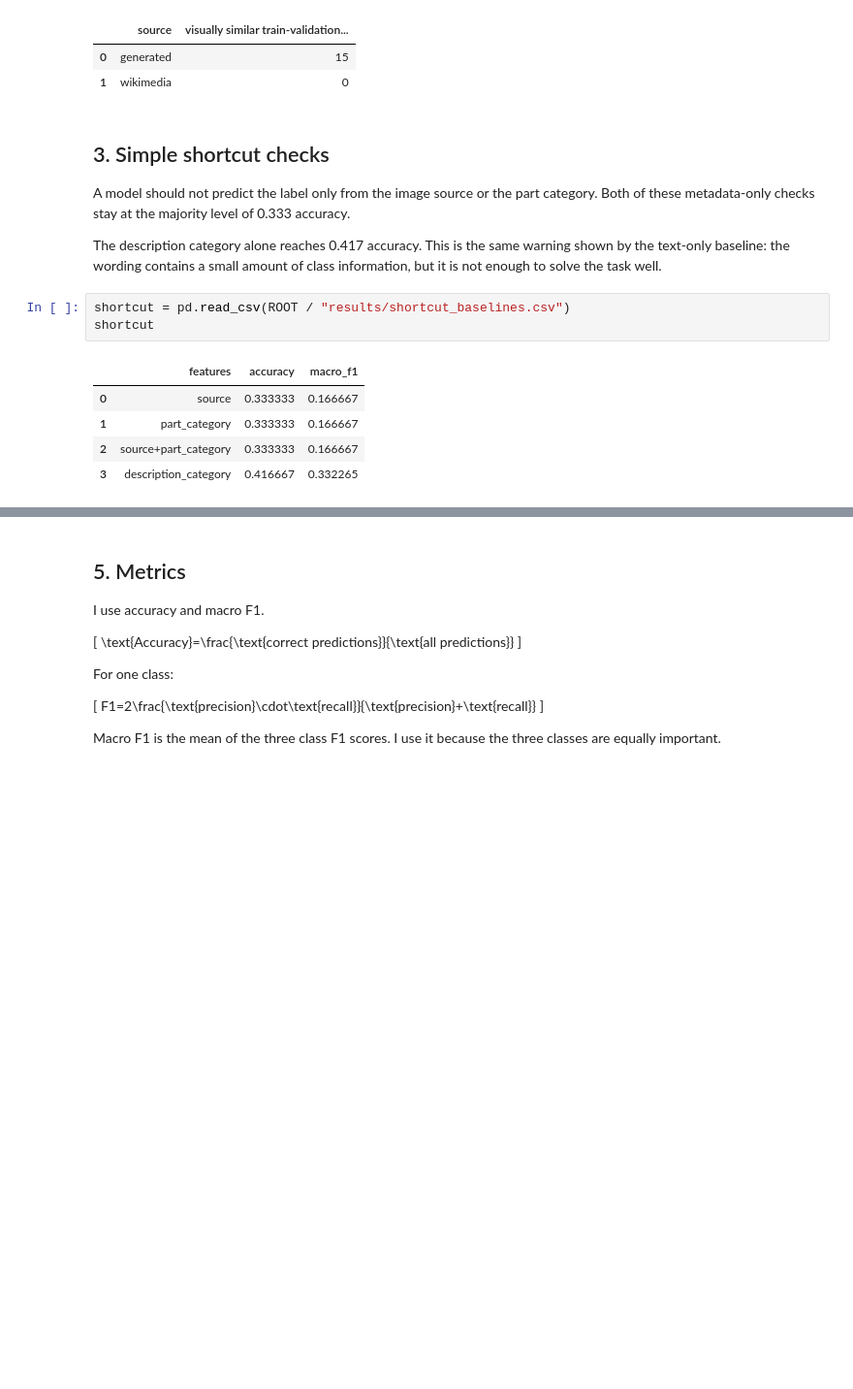
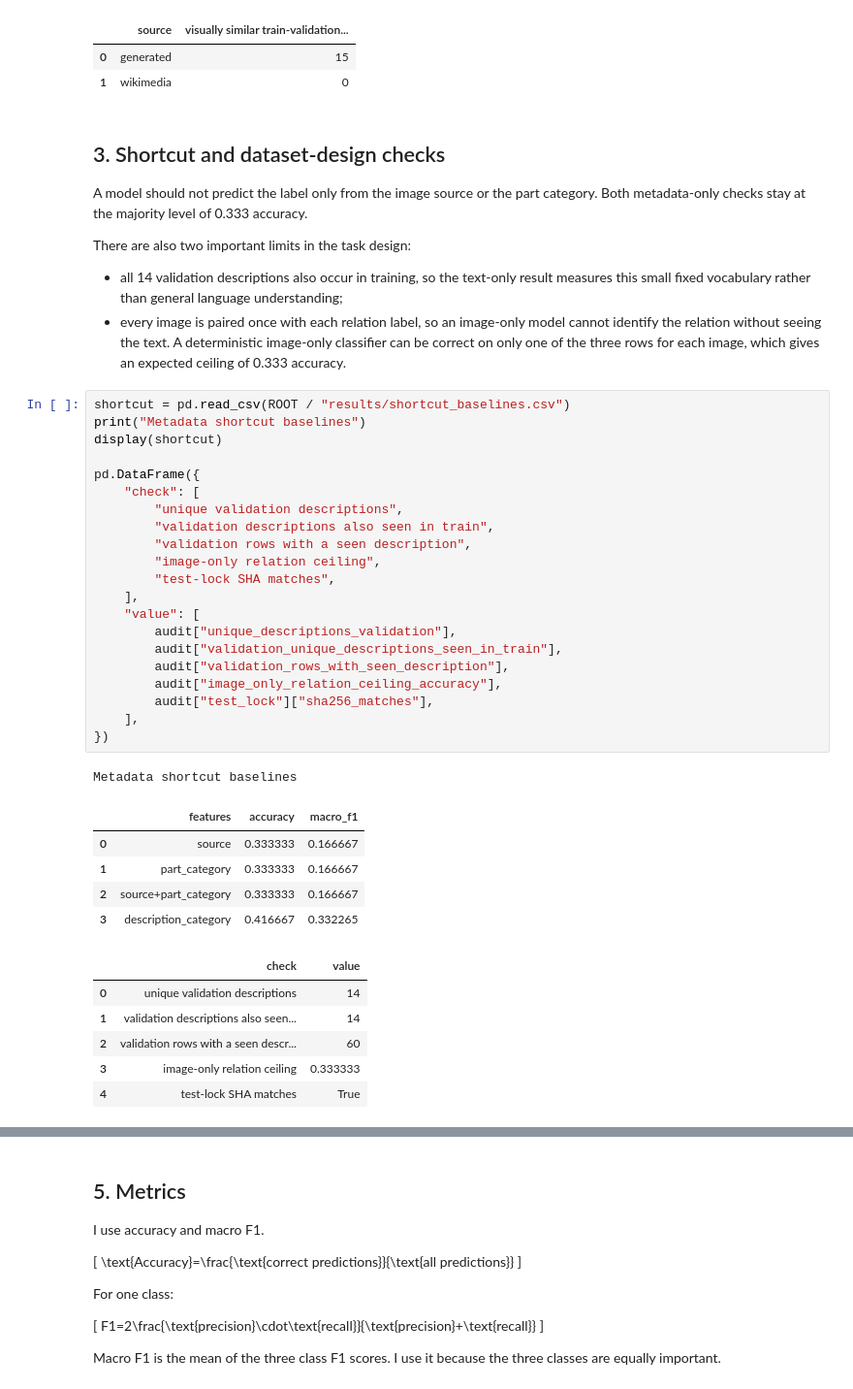
Before and after one commit to SATananov/automotive-part-image-text-matching, a Jupyter notebook: project.ipynb, the cells around one changed output, grey strips where cells are left out. Shown at 97% size. Cells and saved outputs as stored; diff of their text form; blank space fills up the shorter version.

```diff
--- a/project.ipynb
+++ b/project.ipynb
@@ -127,20 +132,48 @@ pd.DataFrame({
 | 0 | generated | 15 |
 | 1 | wikimedia | 0 |
 # %% [markdown]
-## 3. Simple shortcut checks
+## 3. Shortcut and dataset-design checks
 
-A model should not predict the label only from the image source or the part category. Both of these metadata-only checks stay at the majority level of 0.333 accuracy.
+A model should not predict the label only from the image source or the part category. Both metadata-only checks stay at the majority level of 0.333 accuracy.
 
-The description category alone reaches 0.417 accuracy. This is the same warning shown by the text-only baseline: the wording contains a small amount of class information, but it is not enough to solve the task well.
+There are also two important limits in the task design:
+
+- all 14 validation descriptions also occur in training, so the text-only result measures this small fixed vocabulary rather than general language understanding;
+- every image is paired once with each relation label, so an image-only model cannot identify the relation without seeing the text. A deterministic image-only classifier can be correct on only one of the three rows for each image, which gives an expected ceiling of 0.333 accuracy.
 # %%
 shortcut = pd.read_csv(ROOT / "results/shortcut_baselines.csv")
-shortcut
+print("Metadata shortcut baselines")
+display(shortcut)
+
+pd.DataFrame({
+    "check": [
+        "unique validation descriptions",
+        "validation descriptions also seen in train",
+        "validation rows with a seen description",
+        "image-only relation ceiling",
+        "test-lock SHA matches",
+    ],
+    "value": [
+        audit["unique_descriptions_validation"],
+        audit["validation_unique_descriptions_seen_in_train"],
+        audit["validation_rows_with_seen_description"],
+        audit["image_only_relation_ceiling_accuracy"],
+        audit["test_lock"]["sha256_matches"],
+    ],
+})
 # %% [output]
+Metadata shortcut baselines
 |  | features | accuracy | macro_f1 |
 | 0 | source | 0.333333 | 0.166667 |
 | 1 | part_category | 0.333333 | 0.166667 |
 | 2 | source+part_category | 0.333333 | 0.166667 |
 | 3 | description_category | 0.416667 | 0.332265 |
+|  | check | value |
+| 0 | unique validation descriptions | 14 |
+| 1 | validation descriptions also seen... | 14 |
+| 2 | validation rows with a seen descr... | 60 |
+| 3 | image-only relation ceiling | 0.333333 |
+| 4 | test-lock SHA matches | True |
 # %% [markdown]
 ## 4. Models
 
```
Also changed, not shown: parts of 11 cells of this notebook, 13 other files.
